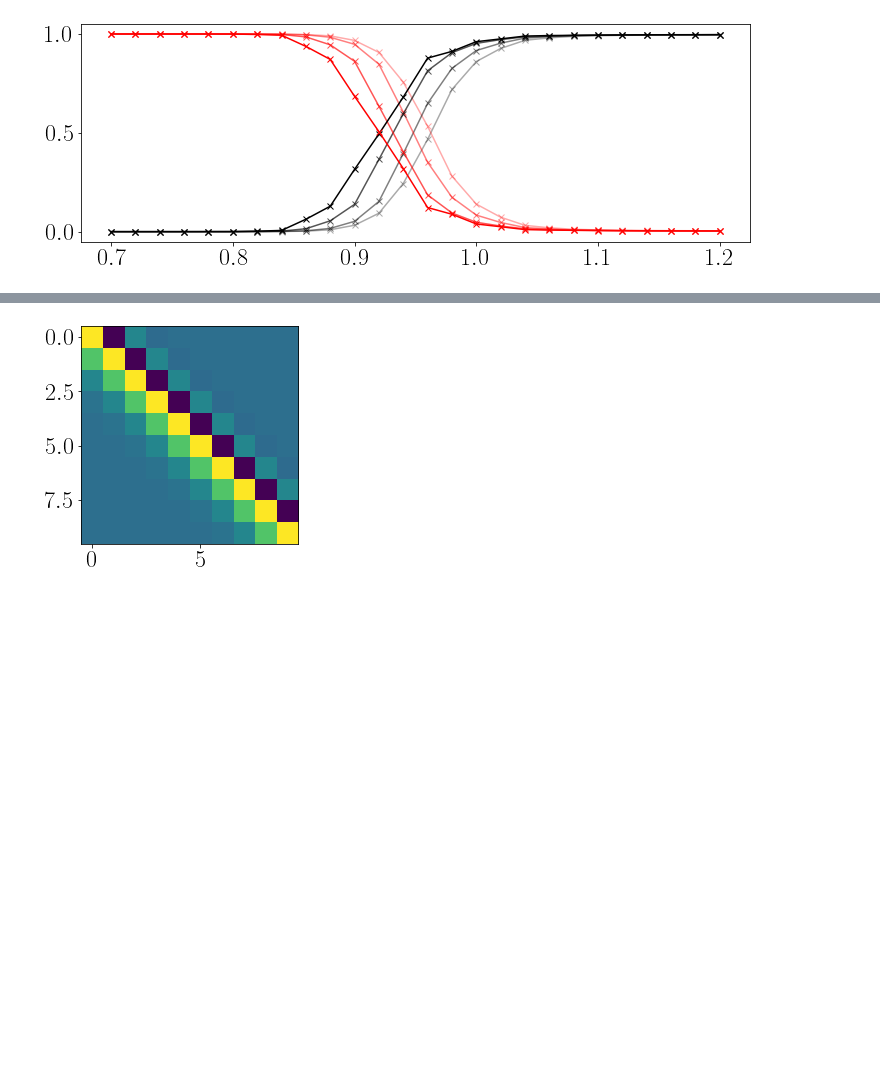
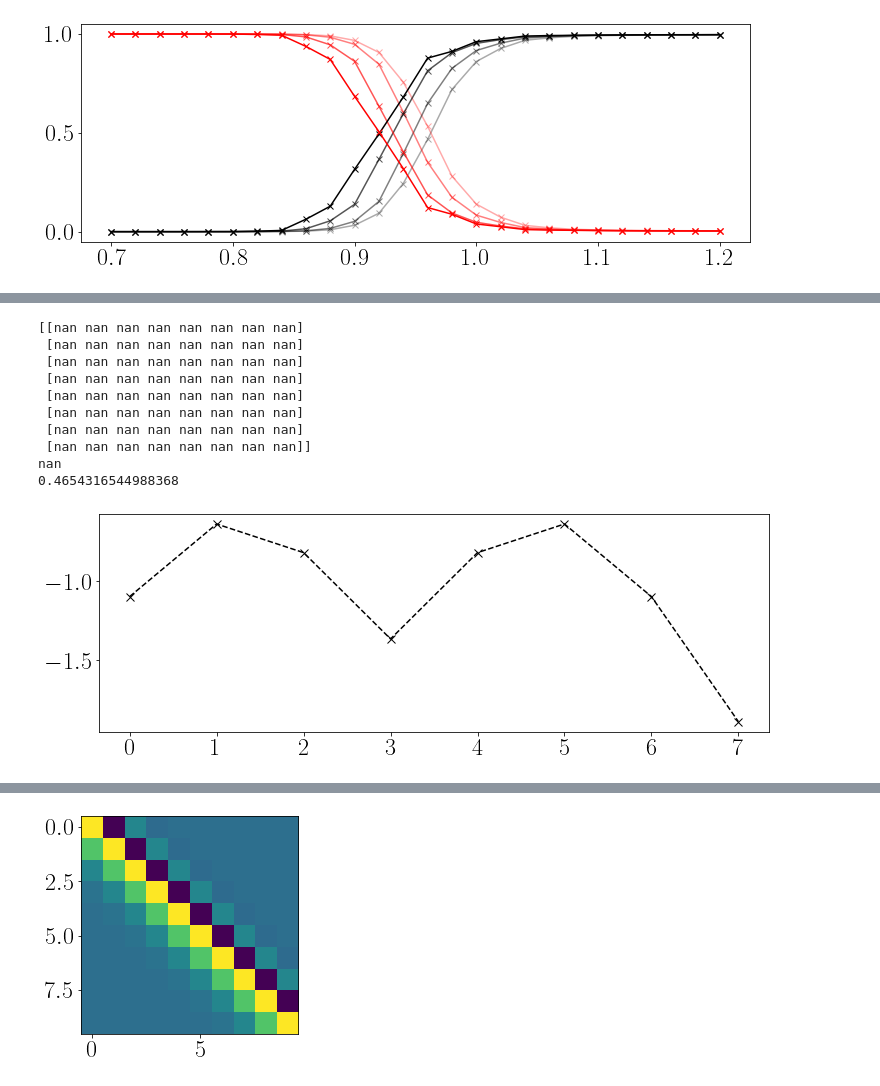
Before and after one commit to sjt48/PyFlow, a Jupyter notebook: disorder_free_loc.ipynb, the cells around one changed output, grey strips where cells are left out. Saved outputs shown, nothing was run; the diff lists cells and outputs as text; code cells hidden in the pictures; blank space fills up the shorter version.

```diff
--- a/disorder_free_loc.ipynb
+++ b/disorder_free_loc.ipynb
@@ -1710,0 +1561,47 @@ plt.close()
+# %%
+n=8
+# for d in [0.7]:
+#     with h5py.File('cpu/linear/dataN%s/tflow-d%.2f-Jz0.10-p0-cutoff3.00.h5' %(n,d),'r') as hf:
+#         liom = np.array(hf.get('liom_all_bck'))
+#         print(np.max(np.abs(liom)))
+#         l2 = (liom[0:n**2]).reshape(n,n)
+
+#     plt.plot(range(n),np.log10(np.abs(np.diag(l2))))
+
+LIOM = 'bck'
+for d in [0.7]:
+    for x in [0.0]:
+        for delta in Ulist:
+            if x == 0.0:
+                dis_type = 'linear'
+                nvar = utility.namevar(dis_type,dsymm,'CDW',dyn,norm,n,LIOM,species)
+                with h5py.File('%s/tflow-d%.2f-x%.2f-Jz%.2f-p%s.h5' %(nvar,d,x,delta,0),'r') as hf:
+                    liom = np.array(hf.get('liom2_fwd'))
+                    print(liom)
+                    err = np.array(hf.get('err'))
+                print(np.max(np.abs(liom)))
+                print(np.mean(err))
+            liom = np.log10(np.abs(np.diag(liom)))
+
+            plt.plot(liom,'r-',label=r'$\alpha= %.2f$' %x)
+
+bessel = np.zeros(n)
+for i in range(n):
+    bessel[i] = np.log10(np.abs(jv(np.abs(i-n//2+1),2/0.7)**2))
+plt.plot(bessel,'kx--',markersize='8')
+
+
+plt.show()
+plt.close()
+# %% [output]
+[[nan nan nan nan nan nan nan nan]
+ [nan nan nan nan nan nan nan nan]
+ [nan nan nan nan nan nan nan nan]
+ [nan nan nan nan nan nan nan nan]
+ [nan nan nan nan nan nan nan nan]
+ [nan nan nan nan nan nan nan nan]
+ [nan nan nan nan nan nan nan nan]
+ [nan nan nan nan nan nan nan nan]]
+nan
+0.4654316544988368
+[figure, added]
```
Also changed, not shown: parts of 10 cells of this notebook, 2 other files.
